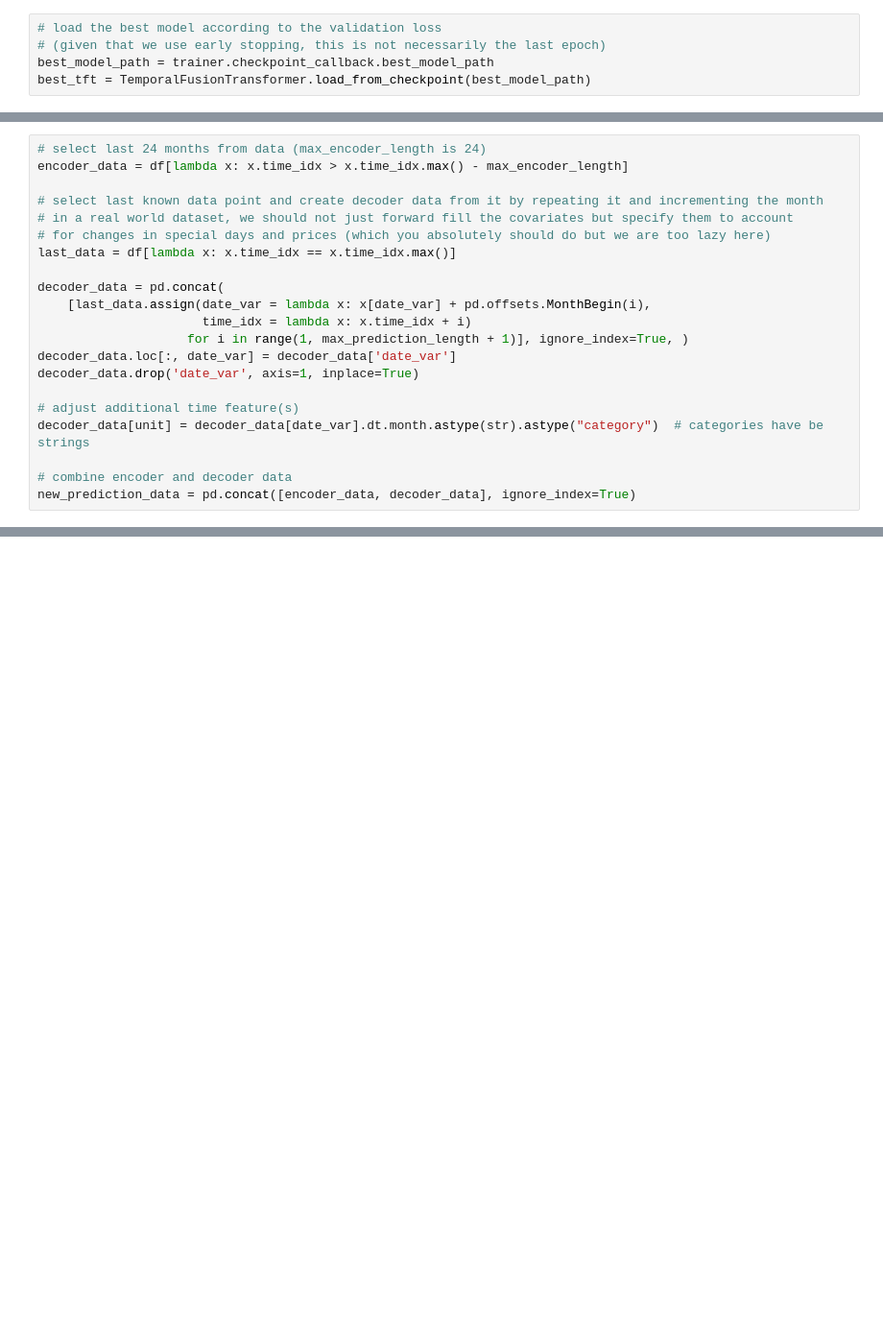
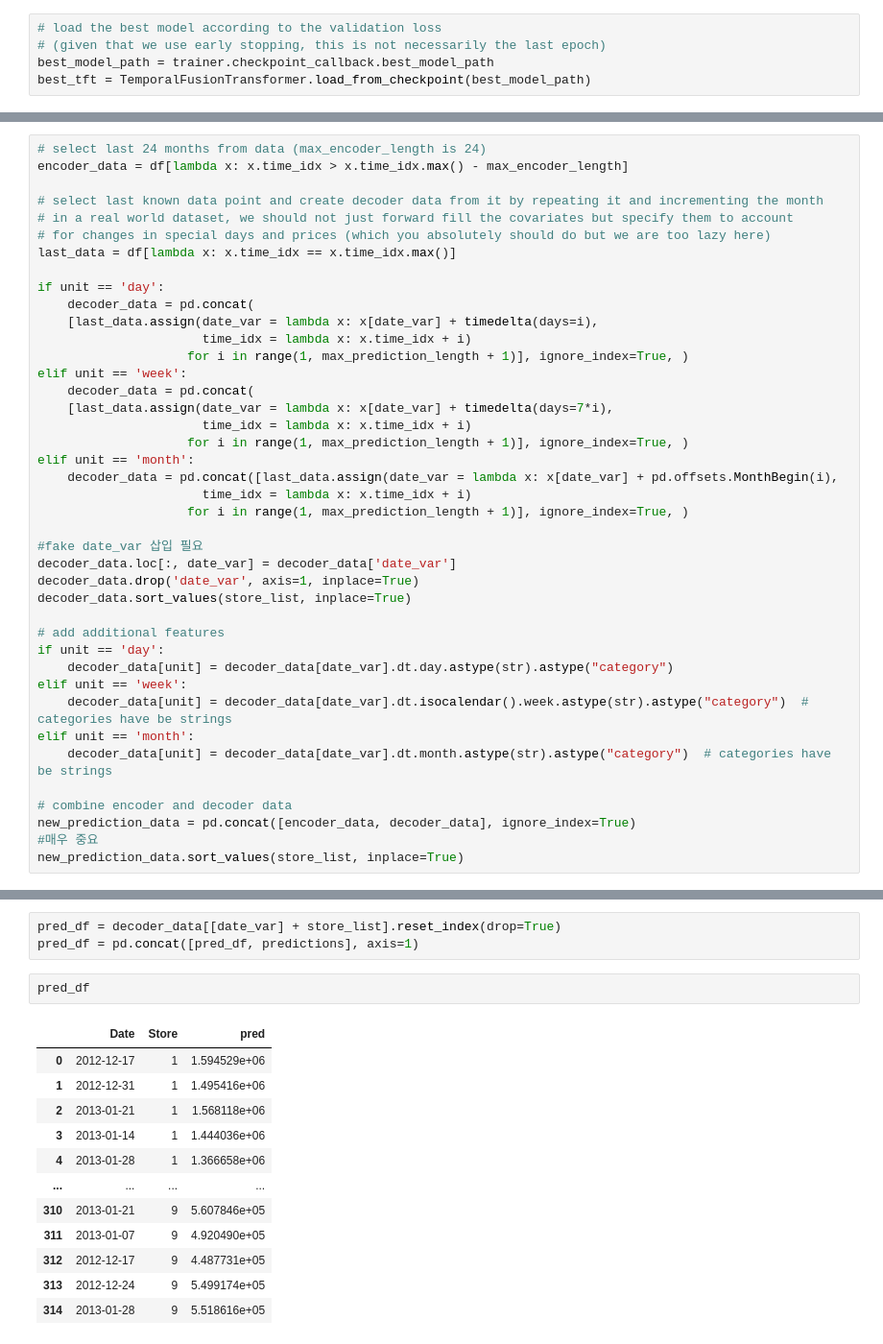
Before and after one commit to semi-zero/conf_forecast, a Jupyter notebook: tft_practice.ipynb, the cells around one changed output, grey strips where cells are left out. Shown at 96% size. Saved outputs shown, nothing was run; the diff lists cells and outputs as text; blank space fills up the shorter version.

```diff
--- a/tft_practice.ipynb
+++ b/tft_practice.ipynb
@@ -336,16 +349,36 @@ encoder_data = df[lambda x: x.time_idx > x.time_idx.max() - max_encoder_length]
 # for changes in special days and prices (which you absolutely should do but we are too lazy here)
 last_data = df[lambda x: x.time_idx == x.time_idx.max()]
 
-decoder_data = pd.concat(
-    [last_data.assign(date_var = lambda x: x[date_var] + pd.offsets.MonthBegin(i),
+if unit == 'day':
+    decoder_data = pd.concat(
+    [last_data.assign(date_var = lambda x: x[date_var] + timedelta(days=i),
                       time_idx = lambda x: x.time_idx + i)
                     for i in range(1, max_prediction_length + 1)], ignore_index=True, )
+elif unit == 'week':
+    decoder_data = pd.concat(
+    [last_data.assign(date_var = lambda x: x[date_var] + timedelta(days=7*i),
+                      time_idx = lambda x: x.time_idx + i)
+                    for i in range(1, max_prediction_length + 1)], ignore_index=True, )
+elif unit == 'month':
+    decoder_data = pd.concat([last_data.assign(date_var = lambda x: x[date_var] + pd.offsets.MonthBegin(i),
+                      time_idx = lambda x: x.time_idx + i)
+                    for i in range(1, max_prediction_length + 1)], ignore_index=True, )
+
+#fake date_var 삽입 필요
 decoder_data.loc[:, date_var] = decoder_data['date_var']
 decoder_data.drop('date_var', axis=1, inplace=True)
+decoder_data.sort_values(store_list, inplace=True)
 
-# adjust additional time feature(s)
-decoder_data[unit] = decoder_data[date_var].dt.month.astype(str).astype("category")  # categories have be strings
+# add additional features
+if unit == 'day':
+    decoder_data[unit] = decoder_data[date_var].dt.day.astype(str).astype("category")
+elif unit == 'week':
+    decoder_data[unit] = decoder_data[date_var].dt.isocalendar().week.astype(str).astype("category")  # categories have be strings
+elif unit == 'month':
+    decoder_data[unit] = decoder_data[date_var].dt.month.astype(str).astype("category")  # categories have be strings
 
 # combine encoder and decoder data
 new_prediction_data = pd.concat([encoder_data, decoder_data], ignore_index=True)
+#매우 중요
+new_prediction_data.sort_values(store_list, inplace=True)
 # %%
@@ -361,0 +391,18 @@ best_tft.from_dataset
+# %%
+pred_df = decoder_data[[date_var] + store_list].reset_index(drop=True)
+pred_df = pd.concat([pred_df, predictions], axis=1)
+# %%
+pred_df
+# %% [output]
+|  | Date | Store | pred |
+| 0 | 2012-12-17 | 1 | 1.594529e+06 |
+| 1 | 2012-12-31 | 1 | 1.495416e+06 |
+| 2 | 2013-01-21 | 1 | 1.568118e+06 |
+| 3 | 2013-01-14 | 1 | 1.444036e+06 |
+| 4 | 2013-01-28 | 1 | 1.366658e+06 |
+| ... | ... | ... | ... |
+| 310 | 2013-01-21 | 9 | 5.607846e+05 |
+| 311 | 2013-01-07 | 9 | 4.920490e+05 |
+| 312 | 2012-12-17 | 9 | 4.487731e+05 |
+| 313 | 2012-12-24 | 9 | 5.499174e+05 |
+| 314 | 2013-01-28 | 9 | 5.518616e+05 |
```
Also changed, not shown: parts of 29 cells of this notebook, 29 other files.
